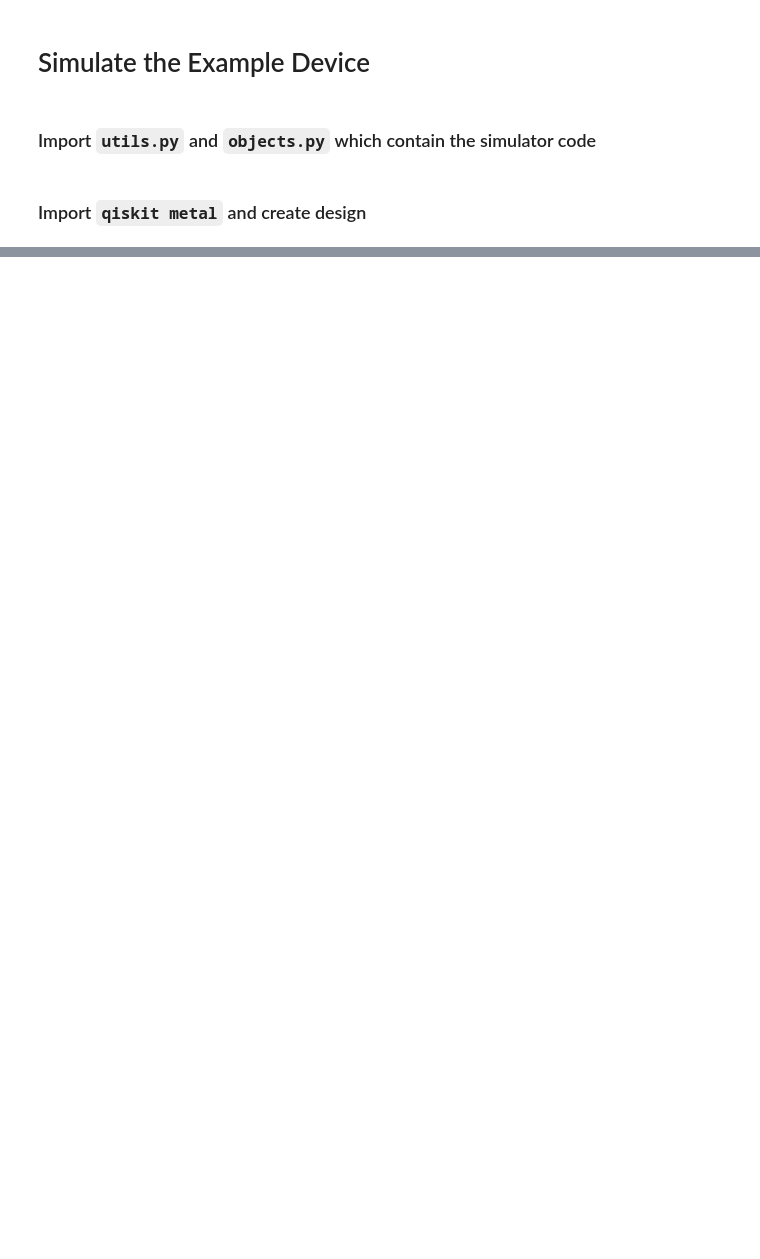
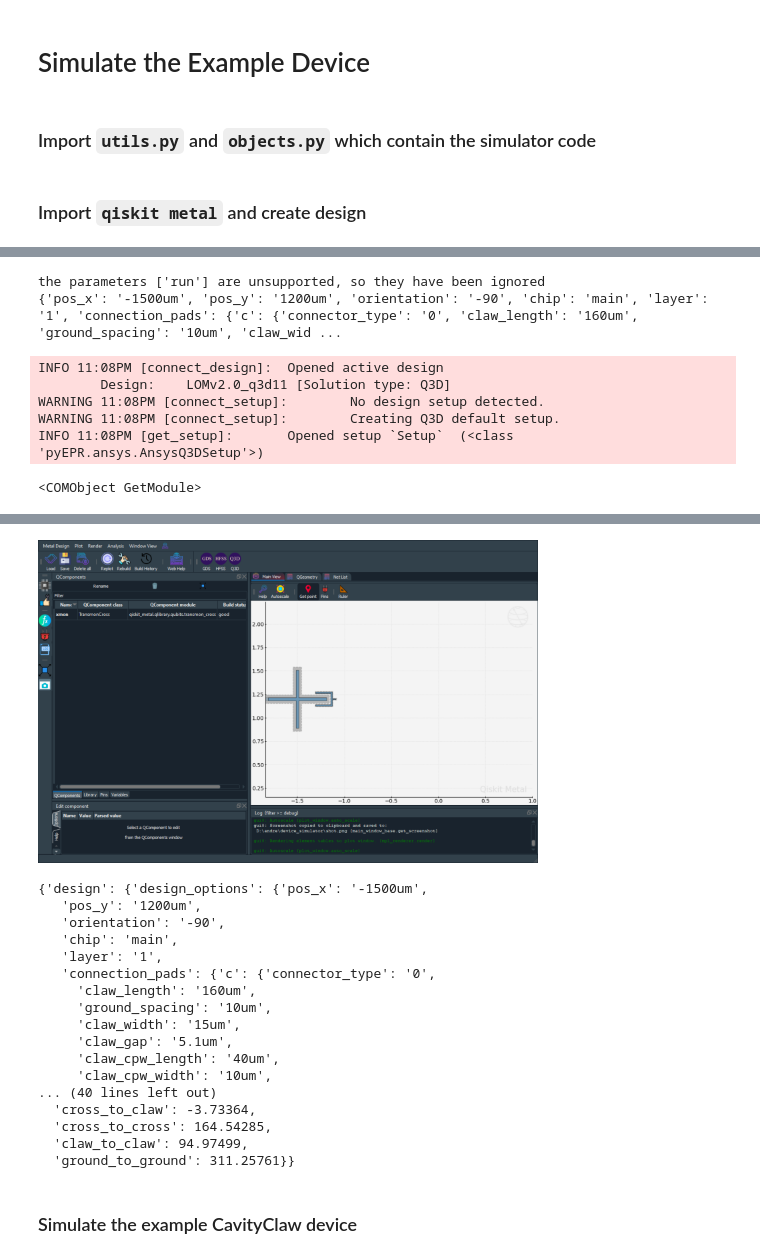
Before and after one commit to LFL-Lab/device_simulator, a Jupyter notebook: test_db.ipynb, the cells around one changed output, grey strips where cells are left out. Drawn from its saved outputs; the diff is of its cells as text; code cells hidden in the pictures; blank space fills up the shorter version.

Commit message:
added examples for all three cases, +full device case

```diff
--- a/test_db.ipynb
+++ b/test_db.ipynb
@@ -22,8 +24,8 @@ DatasetDict({
     })
 })
 # %%
-example_device = qubit_data["train"][0]
-example_device
+example_xmon_device = qubit_data["train"][0]
+example_xmon_device
 # %% [output]
 {'sim_results': {'claw_to_claw': 94.97421,
   'claw_to_ground': 90.86585,
@@ -121,0 +134,4 @@ results_df["data"]
+# %%
+# Get the geometry Dict from our example device Dict
+geometry_xmon_dict = example_xmon_device["design"]["design_options"]
+geometry_xmon_dict
@@ -121,0 +156,4 @@ results_df["data"]
+# %%
+# Get the simulation parameters from our example device Dict
+sim_options_xmon_dict = example_xmon_device["sim_options"]
+sim_options_xmon_dict
@@ -121,0 +178,12 @@ results_df["data"]
+# %%
+results_df = simulate_single_design(design, gui, geometry_xmon_dict, sim_options_xmon_dict)
+results_df
+# %% [output]
+the parameters ['run'] are unsupported, so they have been ignored
+{'pos_x': '-1500um', 'pos_y': '1200um', 'orientation': '-90', 'chip': 'main', 'layer': '1', 'connection_pads': {'c': {'connector_type': '0', 'claw_length': '160um', 'ground_spacing': '10um', 'claw_wid ...
+INFO 11:08PM [connect_design]:  Opened active design
+        Design:    LOMv2.0_q3d11 [Solution type: Q3D]
+WARNING 11:08PM [connect_setup]:        No design setup detected.
+WARNING 11:08PM [connect_setup]:        Creating Q3D default setup.
+INFO 11:08PM [get_setup]:       Opened setup `Setup`  (<class 'pyEPR.ansys.AnsysQ3DSetup'>)
+<COMObject GetModule>
@@ -121,0 +210,20 @@ results_df["data"]
+[figure, added]
+{'design': {'design_options': {'pos_x': '-1500um',
+   'pos_y': '1200um',
+   'orientation': '-90',
+   'chip': 'main',
+   'layer': '1',
+   'connection_pads': {'c': {'connector_type': '0',
+     'claw_length': '160um',
+     'ground_spacing': '10um',
+     'claw_width': '15um',
+     'claw_gap': '5.1um',
+     'claw_cpw_length': '40um',
+     'claw_cpw_width': '10um',
+... (40 lines left out)
+  'cross_to_claw': -3.73364,
+  'cross_to_cross': 164.54285,
+  'claw_to_claw': 94.97499,
+  'ground_to_ground': 311.25761}}
+# %% [markdown]
+### Simulate the example CavityClaw device
```
Also changed, not shown: parts of 35 cells of this notebook, 4 other files.
